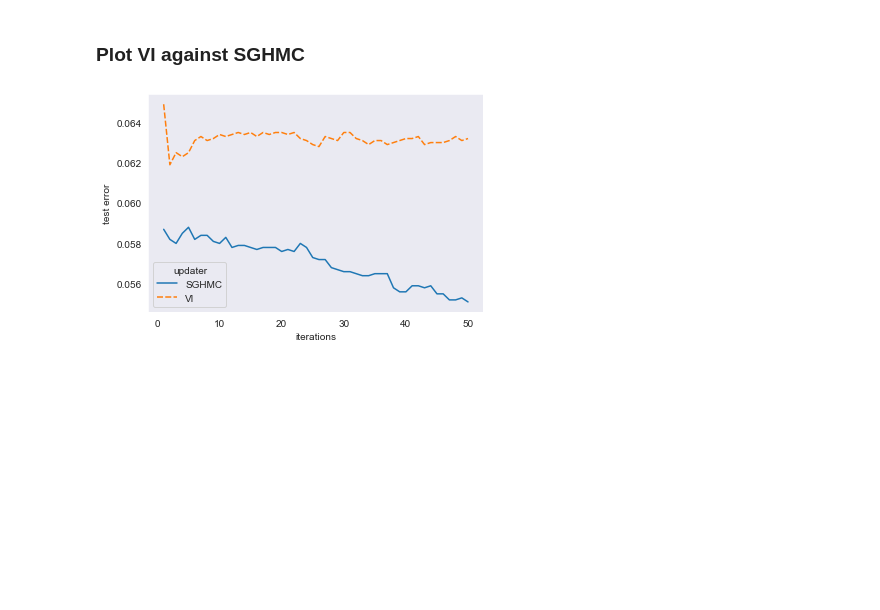
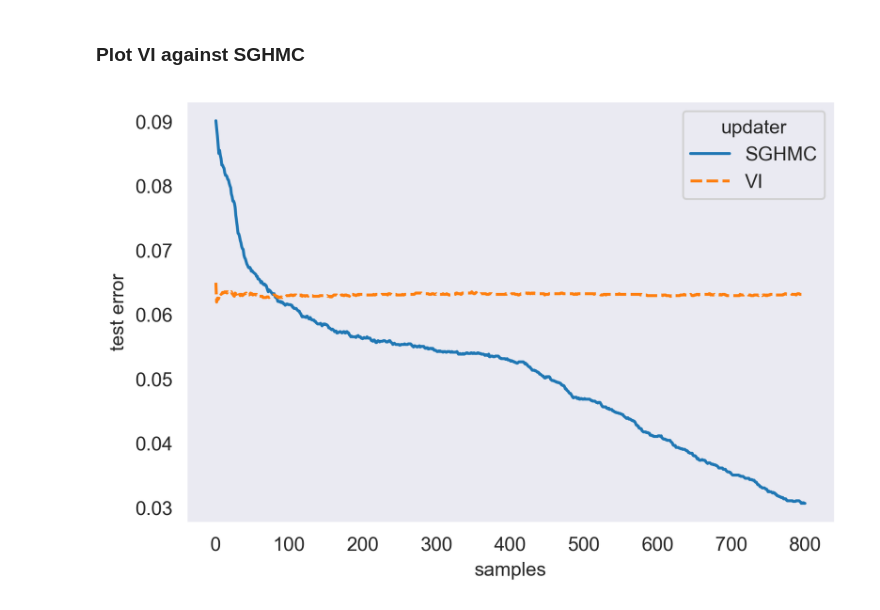
Before and after one commit to sacktock/SGHMC, a Jupyter notebook: bnn/VI.ipynb, the cells around one changed output. Saved outputs shown, nothing was run; the diff lists cells and outputs as text; code cells hidden in the pictures; blank space fills up the shorter version.

```diff
--- a/bnn/VI.ipynb
+++ b/bnn/VI.ipynb
@@ -32,6 +32,8 @@ from pyro.infer import SVI, Trace_ELBO, RenyiELBO
 from pyro.optim import SGD, Adam, ClippedAdam
 
 pyro.set_rng_seed(101)
+
+plt.rcParams['figure.dpi'] = 300
 # %%
 # Simple dataset wrapper class
 
@@ -49,7 +51,7 @@ class Dataset(torch.utils.data.Dataset):
 ### Hyperparams
 # %%
 BATCH_SIZE = 500
-NUM_EPOCHS = 50
+NUM_EPOCHS = 800
 WARMUP_EPOCHS = 50
 HIDDEN_SIZE = 100
 # %% [markdown]
@@ -279,9 +281,9 @@ train_loader = DataLoader(train_dataset, batch_size=BATCH_SIZE, shuffle=True)
 val_loader = DataLoader(val_dataset, batch_size=BATCH_SIZE, shuffle=False)
 test_loader = DataLoader(test_dataset, batch_size=BATCH_SIZE, shuffle=False)
 # %%
-LR = 8e-6
-MOMENTUM_DECAY = 0.1
-RESAMPLE_EVERY_N = 100
+LR = 2e-6
+MOMENTUM_DECAY = 0.01
+RESAMPLE_EVERY_N = 0
 NUM_STEPS = 1
 
 pyro.clear_param_store()
@@ -353,19 +355,19 @@ Epoch [11/50] test accuracy: 0.9422 time: 5.00
 # %%
 sns.set_style("dark")
 
 sghmc_test_errs = np.array(sghmc_test_errs)
 vi_test_errs = np.array(vi_test_errs)
 
 err_dict = {'SGHMC' : sghmc_test_errs, 'VI' : vi_test_errs}
 x = np.arange(1, NUM_EPOCHS+1)
 lst = []
 for i in range(len(x)):
     for updater in err_dict.keys():
         lst.append([x[i], updater, err_dict[updater][i]])
 
-df = pd.DataFrame(lst, columns=['iterations', 'updater','test error'])
-sns.lineplot(data=df.pivot("iterations", "updater", "test error"))
+df = pd.DataFrame(lst, columns=['samples', 'updater','test error'])
+sns.lineplot(data=df.pivot("samples", "updater", "test error"))
 plt.ylabel("test error")
 plt.show() #dpi=300
 # %% [output]
-[figure, old version]
+[figure, new version]
```
Also changed, not shown: parts of 2 cells of this notebook, 34 other files.
